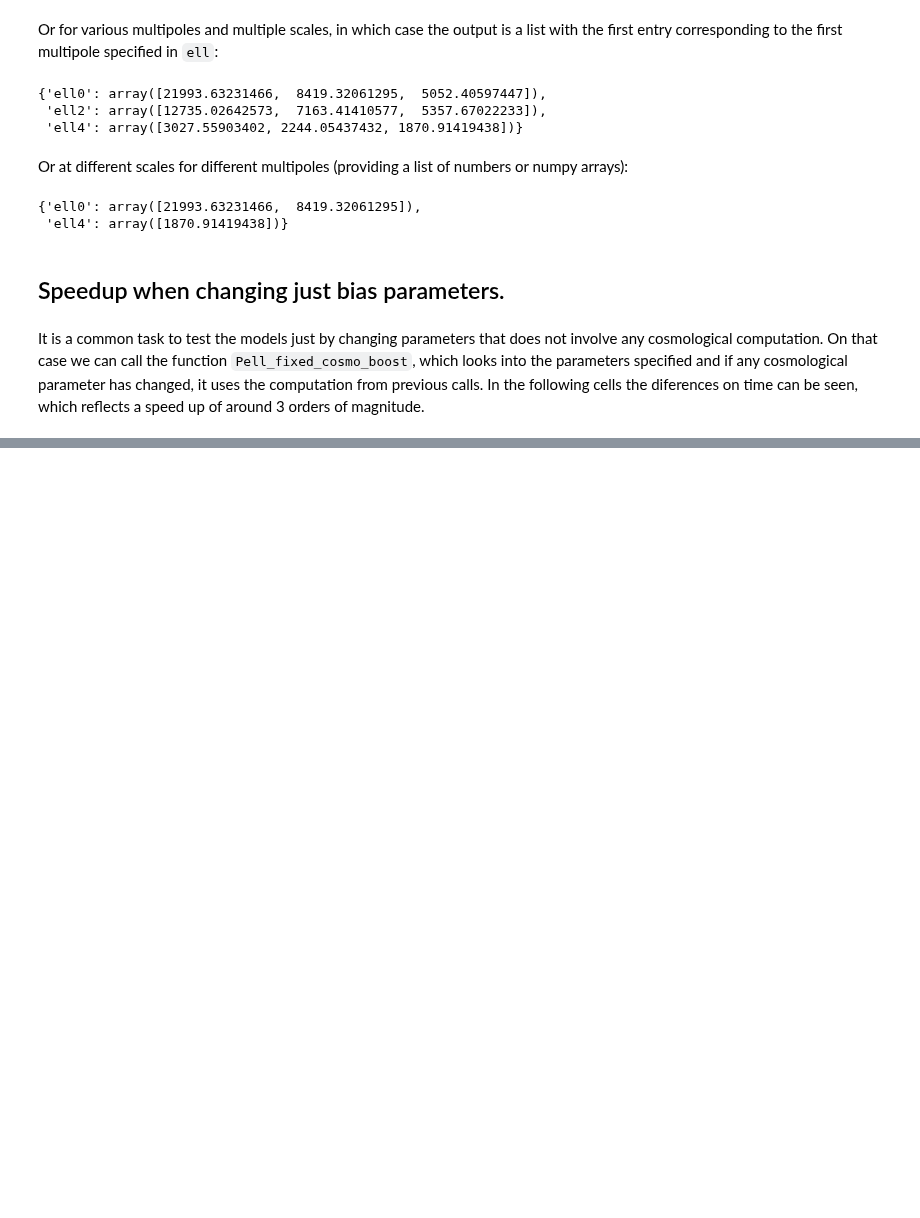
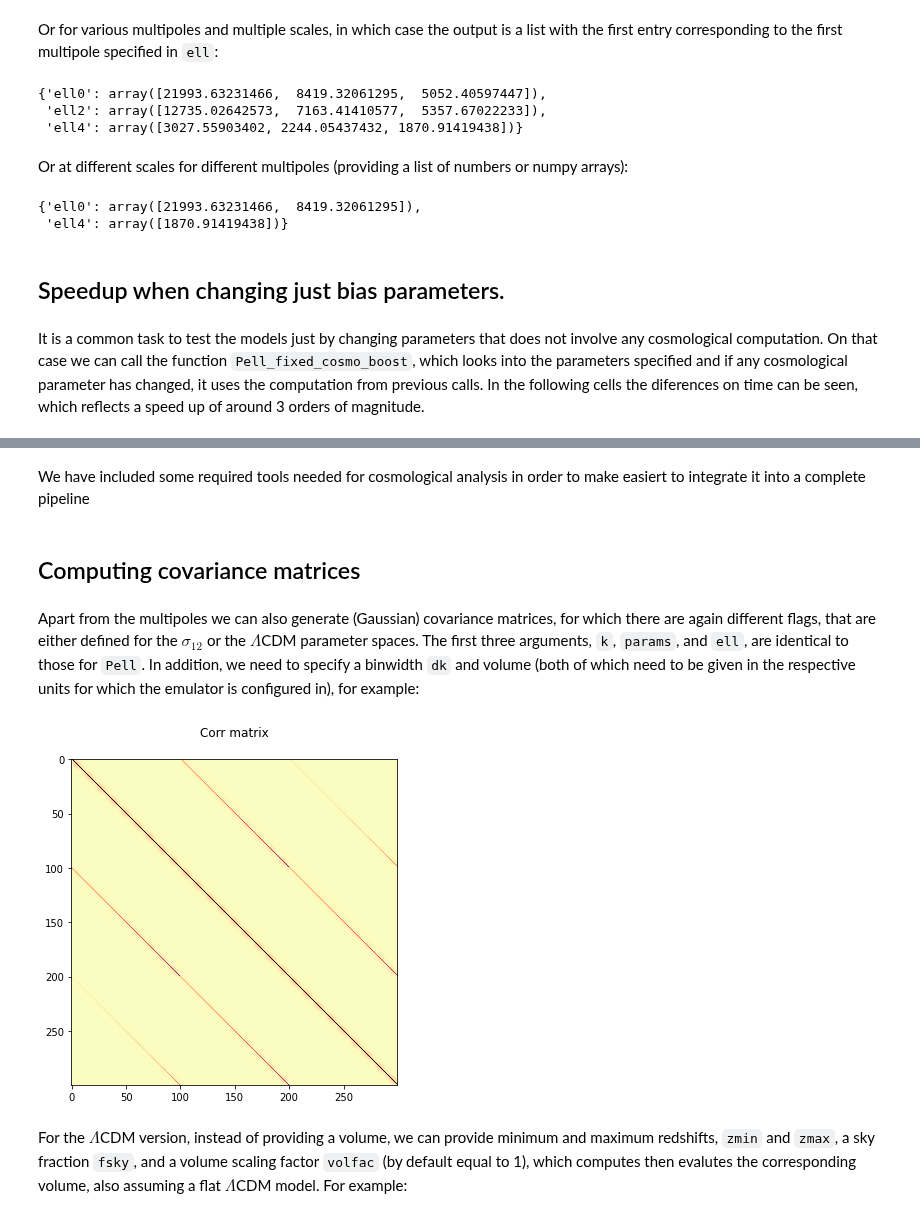
Before and after one commit to adematti/comet-emu, a Jupyter notebook: notebooks/Tutorial.ipynb, the cells around one changed output, grey strips where cells are left out. Cells and saved outputs as stored; diff of their text form; code cells hidden in the pictures; blank space fills up the shorter version.

Commit message:
Temporal changes to Examples

```diff
--- a/notebooks/Tutorial.ipynb
+++ b/notebooks/Tutorial.ipynb
@@ -204,0 +208,23 @@ It is a common task to test the models just by changing parameters that does not
+# %% [markdown]
+We have included some required tools needed for cosmological analysis in order to make easiert to integrate it into a complete pipeline
+# %% [markdown]
+## Computing covariance matrices
+# %% [markdown]
+Apart from the multipoles we can also generate (Gaussian) covariance matrices, for which there are again different flags, that are either defined for the $\sigma_{12}$ or the $\Lambda$CDM parameter spaces. The first three arguments, `k`, `params`, and `ell`, are identical to those for `Pell`. In addition, we need to specify a binwidth `dk` and volume (both of which need to be given in the respective units for which the emulator is configured in), for example:
+# %%
+dk_hMpc = 0.001
+k_hMpc_lin = np.arange(0.001, 0.3, dk_hMpc)
+# %%
+Cov_hMpc = EFT.Pell_covariance(k_hMpc, params, ell=[0,2,4], dk=dk_hMpc, volume=3e9)
+# %%
+plt.figure(figsize=(9,6))
+plt.title(r"")
+plt.title(r"Corr matrix", y=1.05)
+var_inv = np.diag(1./np.sqrt(np.diag(Cov_hMpc)))
+R_hMpc = var_inv @ Cov_hMpc @ var_inv
+plt.imshow(R_hMpc,cmap='magma_r', interpolation="blackman", filterrad=10)
+plt.show()
+# %% [output]
+[figure, added]
+# %% [markdown]
+For the $\Lambda$CDM version, instead of providing a volume, we can provide minimum and maximum redshifts, `zmin` and `zmax`, a sky fraction `fsky`, and a volume scaling factor `volfac` (by default equal to 1), which computes then evalutes the corresponding volume, also assuming a flat $\Lambda$CDM model. For example:
```
Also changed, not shown: parts of 42 cells of this notebook, 13 other files.
